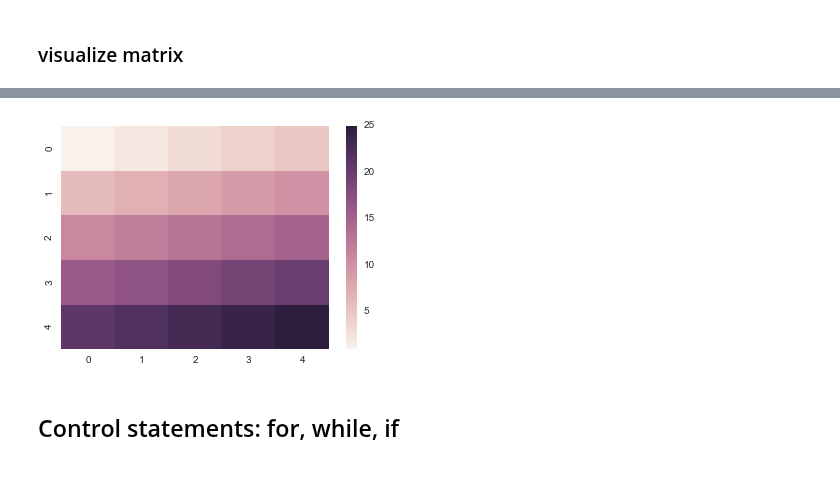
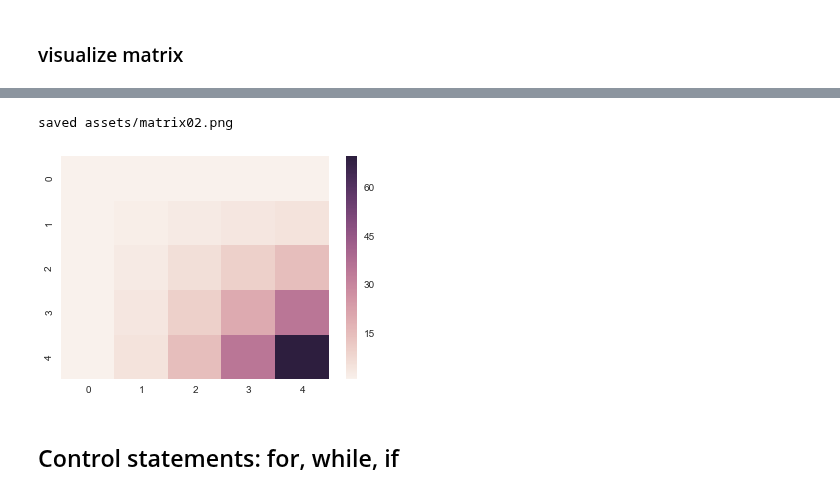
Before and after one commit to uents/coursera-ml, a Jupyter notebook: week01/python_tutorial/python_tutorial.ipynb, the cells around one changed output, grey strips where cells are left out. Cells and saved outputs as stored; diff of their text form; code cells hidden in the pictures.

```diff
--- a/week01/python_tutorial/python_tutorial.ipynb
+++ b/week01/python_tutorial/python_tutorial.ipynb
@@ -8,3 +8,4 @@ import pandas as pd
 import seaborn as sns
 import matplotlib.pyplot as plt
 %matplotlib inline
+sns.set_style('whitegrid')
@@ -361,8 +376,9 @@ plt.savefig('matrix01.png')
 # %%
-sns.heatmap(np.arange(1,26).reshape(5,5)) # seabornでもできる
-plt.savefig('matrix02.png')
+sns.heatmap(scipy.linalg.pascal(5)) # seabornでもできる
+savefig('matrix02.png')
 # %% [output]
+saved assets/matrix02.png
-[figure, old version]
+[figure, new version]
 # %% [markdown]
 ## Control statements: for, while, if
 # %%
```
Also changed, not shown: parts of 7 cells of this notebook, 1 other file.
